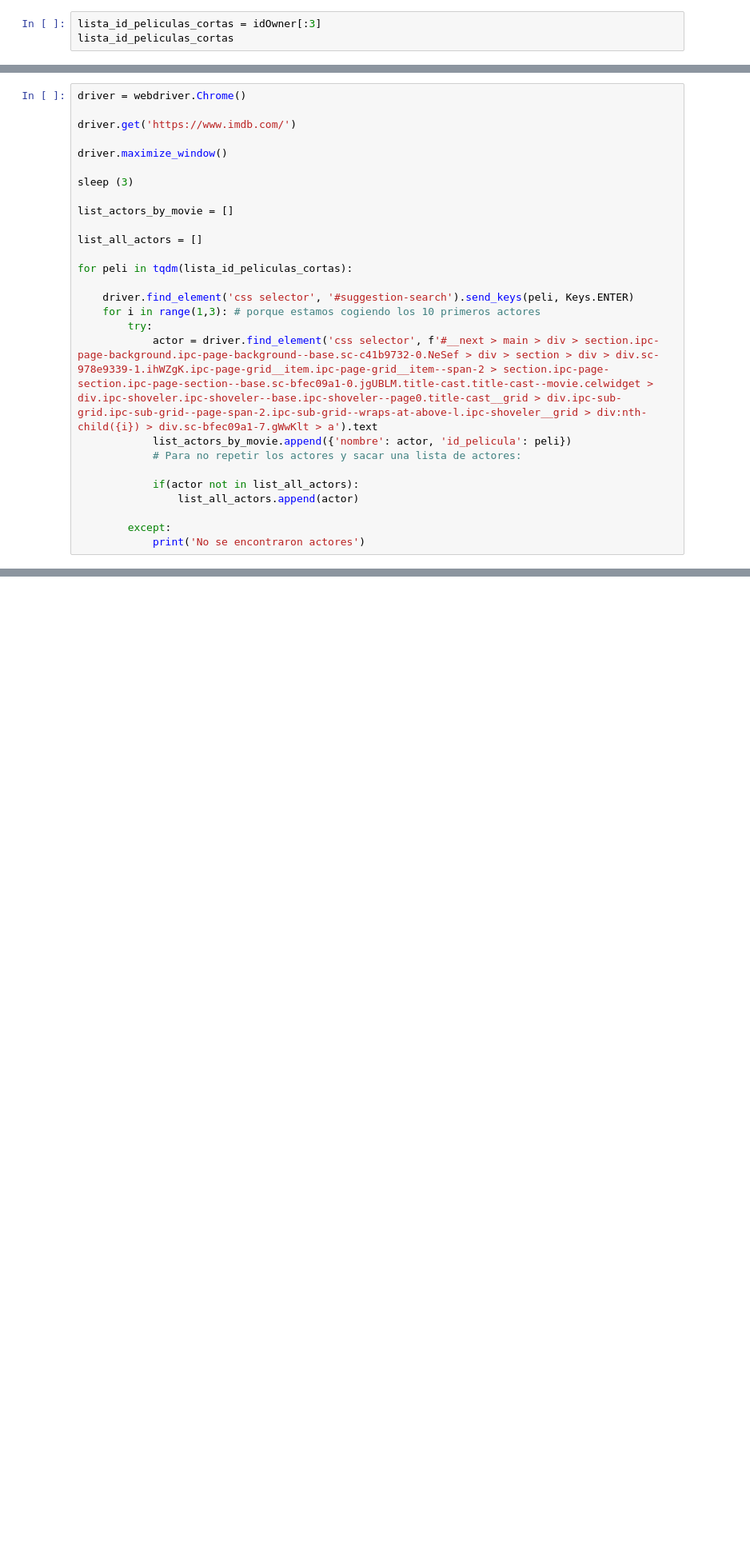
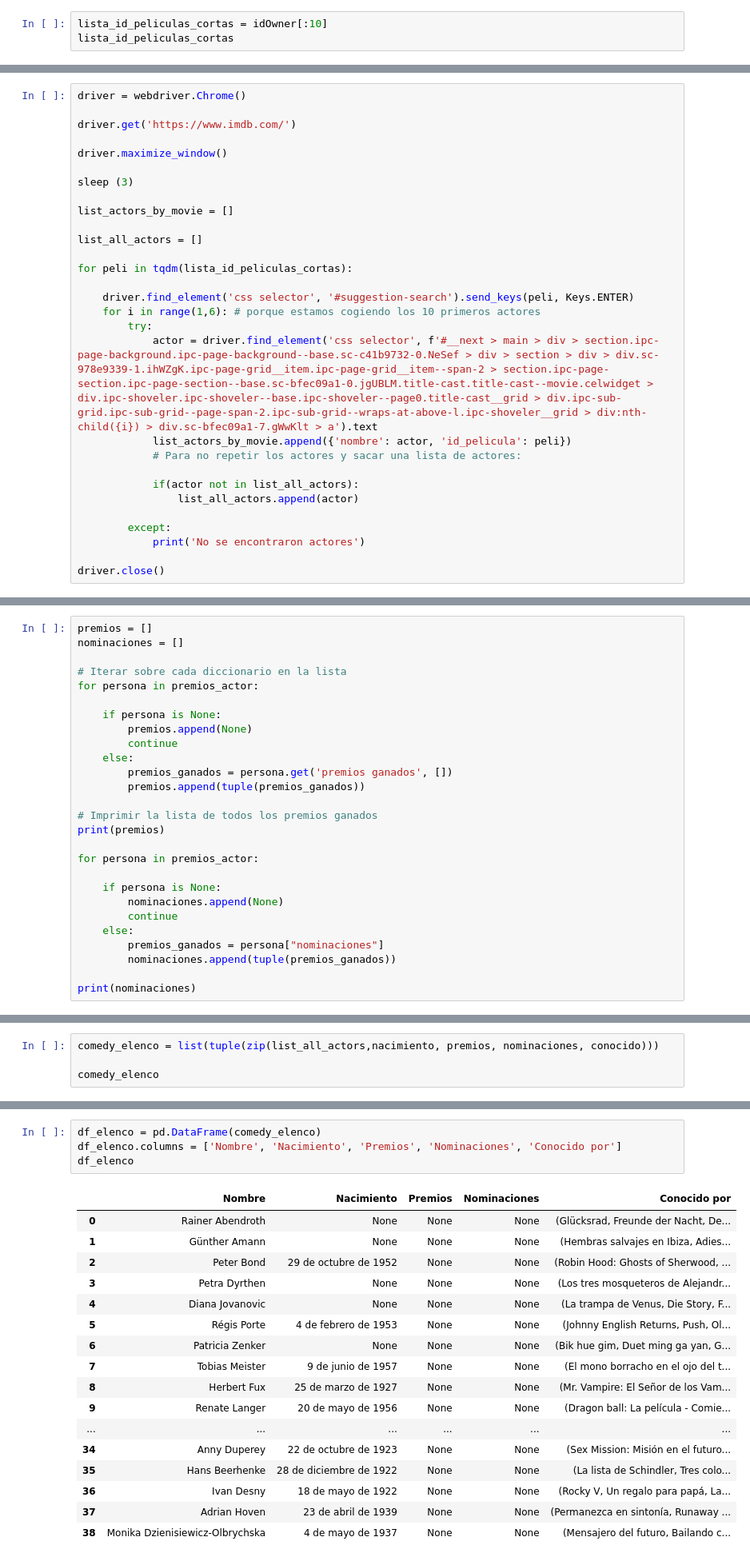
Before and after one commit to Adalab/proyecto-da-promo-b-modulo-2-team-2, a Jupyter notebook: FASE_ELENCO_3/comedy_elenco.ipynb, the cells around one changed output, grey strips where cells are left out. Shown at 80% size. Drawn from its saved outputs; the diff is of its cells as text; blank space fills up the shorter version.

Commit message:
Update elenco

```diff
--- a/FASE_ELENCO_3/comedy_elenco.ipynb
+++ b/FASE_ELENCO_3/comedy_elenco.ipynb
@@ -36,5 +36,5 @@ print(idOwner)
 ['tt0068745', 'tt0075332', 'tt0076464', 'tt0076580', 'tt0077367', 'tt0077428', 'tt0077883', 'tt0078853', 'tt0078304', 'tt0072173', 'tt0075816', 'tt0079396', 'tt0079650', 'tt0076041', 'tt0077731', 'tt0 ...
 # %%
-lista_id_peliculas_cortas = idOwner[:3]
+lista_id_peliculas_cortas = idOwner[:10]
 lista_id_peliculas_cortas
 # %% [output]
@@ -55,7 +64,7 @@ list_all_actors = []
 for peli in tqdm(lista_id_peliculas_cortas):
 
     driver.find_element('css selector', '#suggestion-search').send_keys(peli, Keys.ENTER)
-    for i in range(1,3): # porque estamos cogiendo los 10 primeros actores
+    for i in range(1,6): # porque estamos cogiendo los 10 primeros actores
         try:
             actor = driver.find_element('css selector', f'#__next > main > div > section.ipc-page-background.ipc-page-background--base.sc-c41b9732-0.NeSef > div > section > div > div.sc-978e9339-1.ihWZgK.ipc-page-grid__item.ipc-page-grid__item--span-2 > section.ipc-page-section.ipc-page-section--base.sc-bfec09a1-0.jgUBLM.title-cast.title-cast--movie.celwidget > div.ipc-shoveler.ipc-shoveler--base.ipc-shoveler--page0.title-cast__grid > div.ipc-sub-grid.ipc-sub-grid--page-span-2.ipc-sub-grid--wraps-at-above-l.ipc-shoveler__grid > div:nth-child({i}) > div.sc-bfec09a1-7.gWwKlt > a').text
             list_actors_by_movie.append({'nombre': actor, 'id_pelicula': peli})
@@ -66,3 +75,5 @@ for peli in tqdm(lista_id_peliculas_cortas):
 
         except:
             print('No se encontraron actores')
+
+driver.close()
@@ -190,0 +291,27 @@ Este actor no tiene premios
+# %%
+premios = []
+nominaciones = []
+
+# Iterar sobre cada diccionario en la lista
+for persona in premios_actor:
+
+    if persona is None:
+        premios.append(None)
+        continue
+    else:
+        premios_ganados = persona.get('premios ganados', [])
+        premios.append(tuple(premios_ganados))
+
+# Imprimir la lista de todos los premios ganados
+print(premios)
+
+for persona in premios_actor:
+
+    if persona is None:
+        nominaciones.append(None)
+        continue
+    else:
+        premios_ganados = persona["nominaciones"]
+        nominaciones.append(tuple(premios_ganados))
+
+print(nominaciones)
@@ -190,0 +321,4 @@ Este actor no tiene premios
+# %%
+comedy_elenco = list(tuple(zip(list_all_actors,nacimiento, premios, nominaciones, conocido)))
+
+comedy_elenco
@@ -190,0 +343,22 @@ Este actor no tiene premios
+# %%
+df_elenco = pd.DataFrame(comedy_elenco)
+df_elenco.columns = ['Nombre', 'Nacimiento', 'Premios', 'Nominaciones', 'Conocido por']
+df_elenco
+# %% [output]
+|  | Nombre | Nacimiento | Premios | Nominaciones | Conocido por |
+| 0 | Rainer Abendroth | None | None | None | (Glücksrad, Freunde der Nacht, De... |
+| 1 | Günther Amann | None | None | None | (Hembras salvajes en Ibiza, Adies... |
+| 2 | Peter Bond | 29 de octubre de 1952 | None | None | (Robin Hood: Ghosts of Sherwood, ... |
+| 3 | Petra Dyrthen | None | None | None | (Los tres mosqueteros de Alejandr... |
+| 4 | Diana Jovanovic | None | None | None | (La trampa de Venus, Die Story, F... |
+| 5 | Régis Porte | 4 de febrero de 1953 | None | None | (Johnny English Returns, Push, Ol... |
+| 6 | Patricia Zenker | None | None | None | (Bik hue gim, Duet ming ga yan, G... |
+| 7 | Tobias Meister | 9 de junio de 1957 | None | None | (El mono borracho en el ojo del t... |
+| 8 | Herbert Fux | 25 de marzo de 1927 | None | None | (Mr. Vampire: El Señor de los Vam... |
+| 9 | Renate Langer | 20 de mayo de 1956 | None | None | (Dragon ball: La película - Comie... |
+| ... | ... | ... | ... | ... | ... |
+| 34 | Anny Duperey | 22 de octubre de 1923 | None | None | (Sex Mission: Misión en el futuro... |
+| 35 | Hans Beerhenke | 28 de diciembre de 1922 | None | None | (La lista de Schindler, Tres colo... |
+| 36 | Ivan Desny | 18 de mayo de 1922 | None | None | (Rocky V, Un regalo para papá, La... |
+| 37 | Adrian Hoven | 23 de abril de 1939 | None | None | (Permanezca en sintonía, Runaway ... |
+| 38 | Monika Dzienisiewicz-Olbrychska | 4 de mayo de 1937 | None | None | (Mensajero del futuro, Bailando c... |
```
Also changed, not shown: parts of 15 cells of this notebook, 9 other files.
